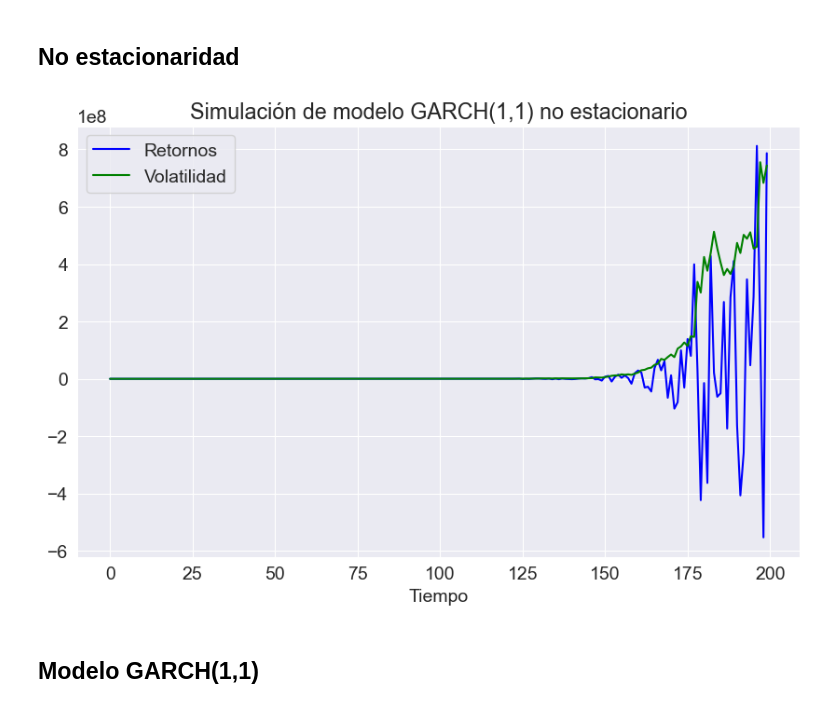
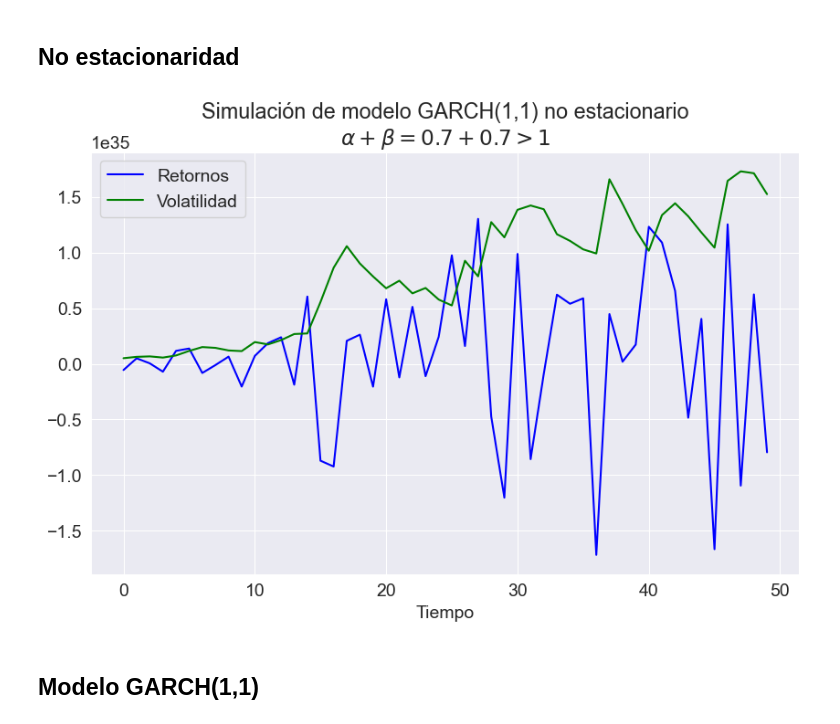
Before and after one commit to Diego-Astaburuaga/Modelos-GARCH, a Jupyter notebook: Entregables/Informe Simulación/Simulación.ipynb, the cells around one changed output. Saved outputs shown, nothing was run; the diff lists cells and outputs as text; code cells hidden in the pictures.

```diff
--- a/Entregables/Informe Simulación/Simulación.ipynb
+++ b/Entregables/Informe Simulación/Simulación.ipynb
@@ -131,41 +202,47 @@ Se observa que los residuos generados no distribuyen normal.
 # Comportamiento cualitativo de trayectorias.
 # %% [markdown]
 ## No estacionaridad
-# %%
-# Function to simulate GARCH(1,1) model without stationarity
-def simulate_garch(n_obs):
-    # Generate random parameters
-    alpha = np.random.uniform(0.5, 0.8)
-    beta = np.random.uniform(0.5, 0.8)
-    omega = np.random.uniform(0.5, 1.5)
-
-    # Simulate GARCH(1,1) process
-    returns = np.zeros(n_obs)
-    volatility = np.zeros(n_obs)
-
-    for t in range(1, n_obs):
-        epsilon = np.random.normal(size=1)
-        volatility[t] = np.sqrt(omega + alpha * returns[t-1]**2 + beta * volatility[t-1]**2)
-        returns[t] = volatility[t] * epsilon
-
-    return returns, volatility
-
-# Simulate GARCH(1,1) without stationarity with 500 observations
-n_obs = 200
-np.random.seed(42)
-returns, volatility = simulate_garch(n_obs)
-
-# Plot the simulated GARCH(1,1) process
-plt.figure(figsize=(10, 6))
-plt.plot(returns, label='Retornos', color='blue')
-plt.plot(volatility, label='Volatilidad', color='green')
-plt.title('Simulación de modelo GARCH(1,1) no estacionario')
-plt.xlabel('Tiempo')
-plt.legend()
-plt.grid(True)
-plt.show()
-# %% [output]
-[figure, removed]
+# %%
+# Establecer la semilla para reproducibilidad
+np.random.seed(42)
+
+# Definir los parámetros del modelo GARCH
+p = 1
+q = 1
+mu = 0
+omega = 0.2
+alpha_array= np.array([0.7])
+beta_array = np.array([0.7])
+n_datos = 50
+
+# Definir los parámetros del modelo
+cm_params = np.array([mu])
+garch_params = np.concatenate((np.array([omega]), alpha_array, beta_array))
+params = np.concatenate((cm_params, garch_params))
+
+# Crear un modelo GARCH utilizando arch_model
+modelo_garch = arch_model(None, p=p, o=0, q=q)
+
+# Establece secuencia de residuos
+rs = np.random.RandomState([892380934, 189201902, 129129894, 9890437])
+modelo_garch.distribution = Normal(seed=rs)
+
+# Simular una única trayectoria del modelo GARCH
+sim_data = modelo_garch.simulate(params=params, nobs=n_datos)
+
+returns, volatility = sim_data['data'], sim_data['volatility']
+
+# Plot the simulated GARCH(1,1) process
+plt.figure(figsize=(10, 6))
+plt.plot(returns, label='Retornos', color='blue')
+plt.plot(volatility, label='Volatilidad', color='green')
+plt.title('Simulación de modelo GARCH(1,1) no estacionario'+'\n'+fr'$\alpha+\beta=0.7+0.7>1$')
+plt.xlabel('Tiempo')
+plt.legend()
+plt.grid(True)
+plt.show()
+# %% [output]
+[figure, added]
 # %% [markdown]
 ## Modelo GARCH(1,1)
 # %% [markdown]
```
Also changed, not shown: parts of 8 cells of this notebook, 1 other file.
